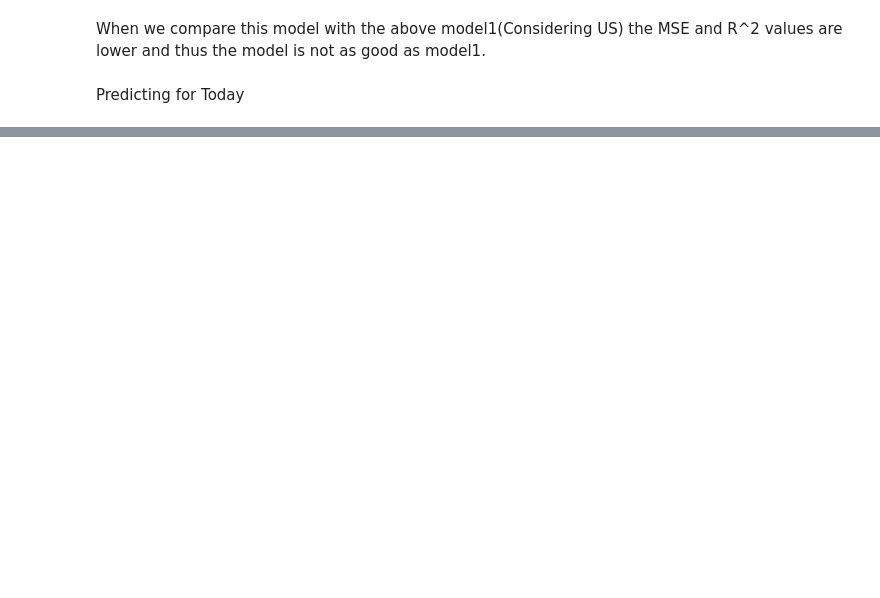
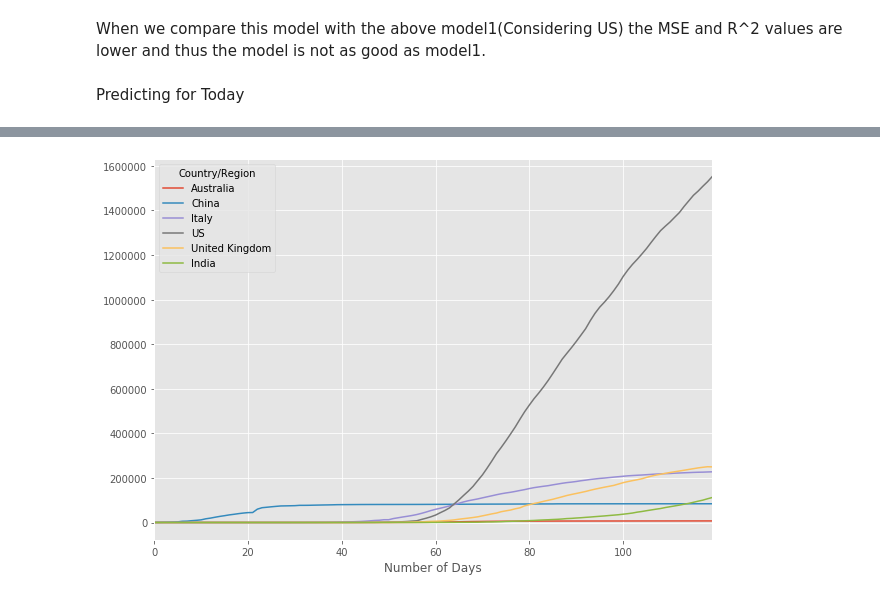
Before and after one commit to bhagyashreedhebe/Portfolios, a Jupyter notebook: Portfolio 2.ipynb, the cells around one changed output, grey strips where cells are left out. Drawn from its saved outputs; the diff is of its cells as text; code cells hidden in the pictures; blank space fills up the shorter version.

```diff
--- a/Portfolio 2.ipynb
+++ b/Portfolio 2.ipynb
@@ -450,0 +481,6 @@ array([[17.11831751]])
+# %%
+i= []
+for j in range(number_of_rows):
+    i.append(j)
+# %%
+days = pd.Series(i)
@@ -450,0 +503,2 @@ array([[17.11831751]])
+# %%
+model_countries1=model_countries1.set_index(days)
@@ -450,0 +512,2 @@ array([[17.11831751]])
+# %%
+model_countries1.index.names=['Number of Days']
@@ -450,0 +531,5 @@ array([[17.11831751]])
+# %%
+plt.rcParams['figure.figsize'] = (10,7)
+_ = model_countries1.plot()
+# %% [output]
+[figure, added]
```
Also changed, not shown: parts of 25 cells of this notebook.
